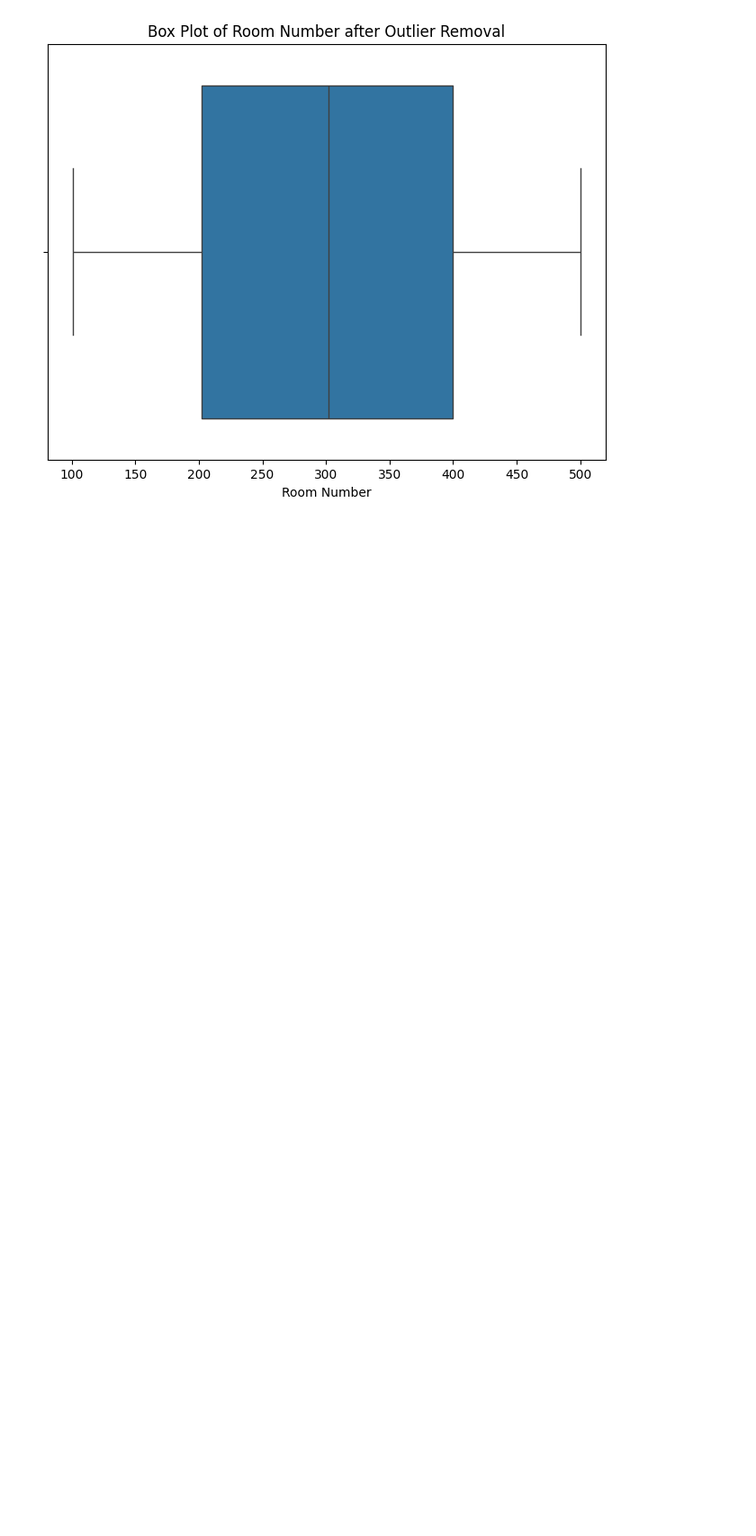
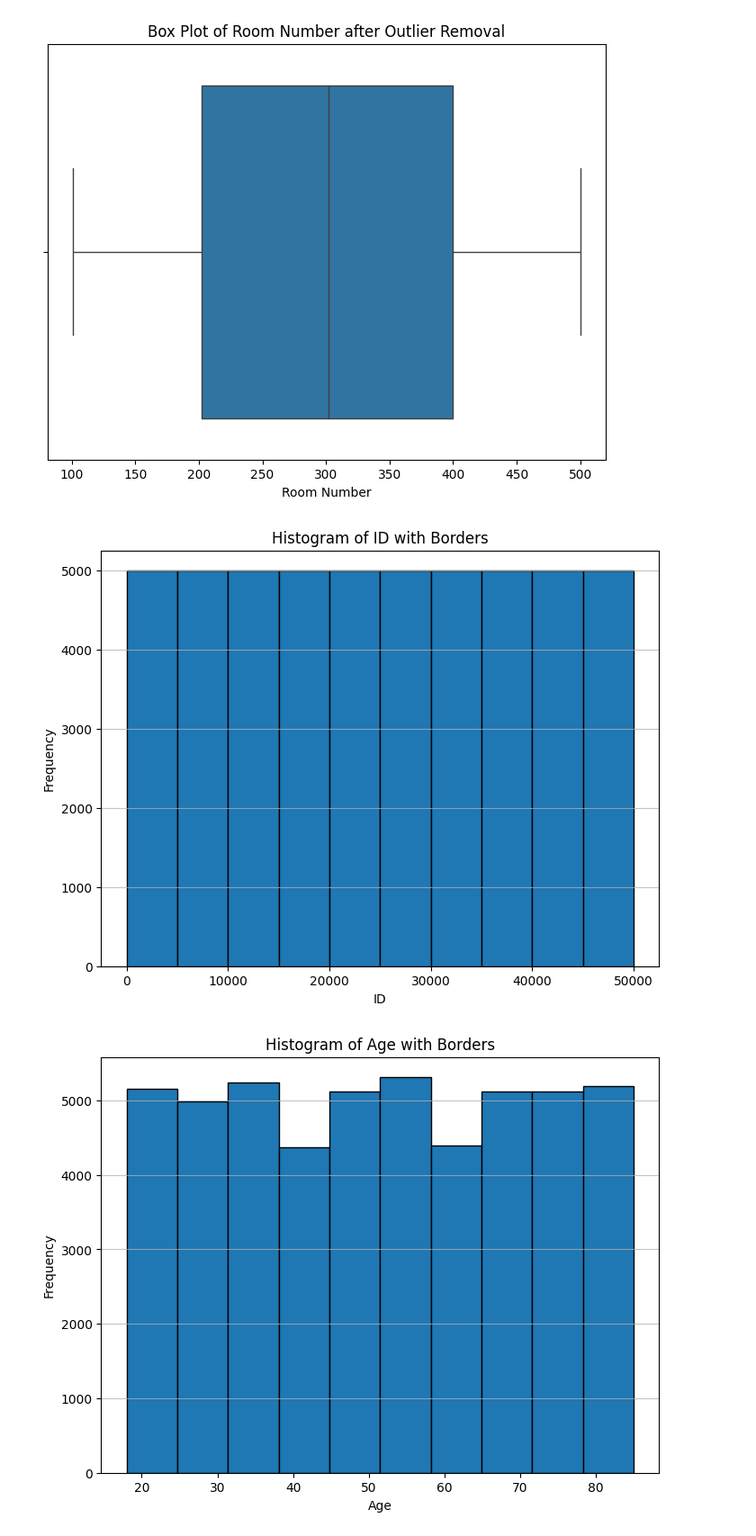
Before and after one commit to MennaKhaled17/CPP-UniPortal, a Jupyter notebook: HealthCareTask2.ipynb, the cells around one changed output. Shown: that part at 90% size. Drawn from its saved outputs; the diff is of its cells as text; code cells hidden in the pictures; blank space fills up the shorter version.

```diff
--- a/HealthCareTask2.ipynb
+++ b/HealthCareTask2.ipynb
@@ -308,3 +314,22 @@ for col in numerical_cols:
 [figure]
 [figure]
 [figure]
+# %%
+# prompt: visulise the data using rhistogram with borders
+
+import matplotlib.pyplot as plt
+
+# Assuming 'df' is your DataFrame and numerical_cols are identified
+
+# Iterate through numerical columns and create histograms with borders
+for col in numerical_cols:
+    plt.figure(figsize=(8, 6))  # Adjust figure size as needed
+    plt.hist(df[col], edgecolor='black')  # Add edgecolor for borders
+    plt.title(f'Histogram of {col} with Borders')
+    plt.xlabel(col)
+    plt.ylabel('Frequency')
+    plt.grid(axis='y', alpha=0.75) #Optional grid
+    plt.show()
+# %% [output]
+[figure, added]
+[figure, added]
```
Also changed, not shown: parts of 9 cells of this notebook.
